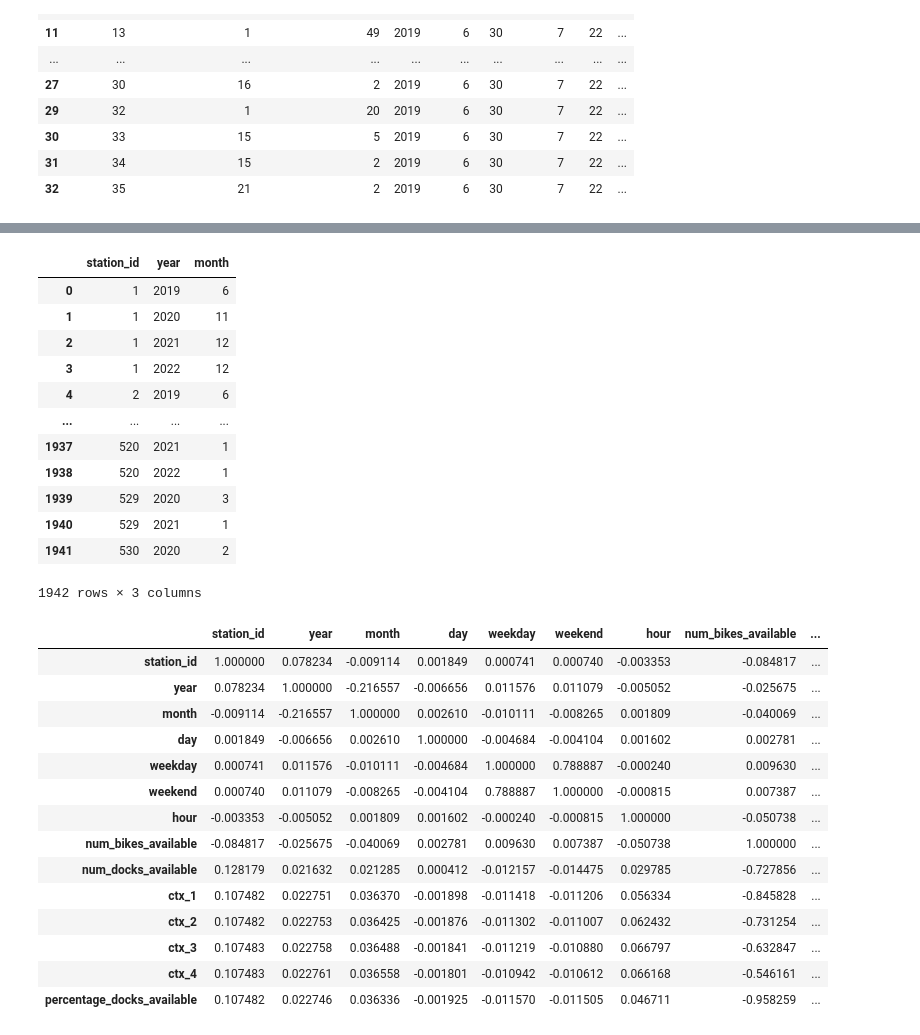
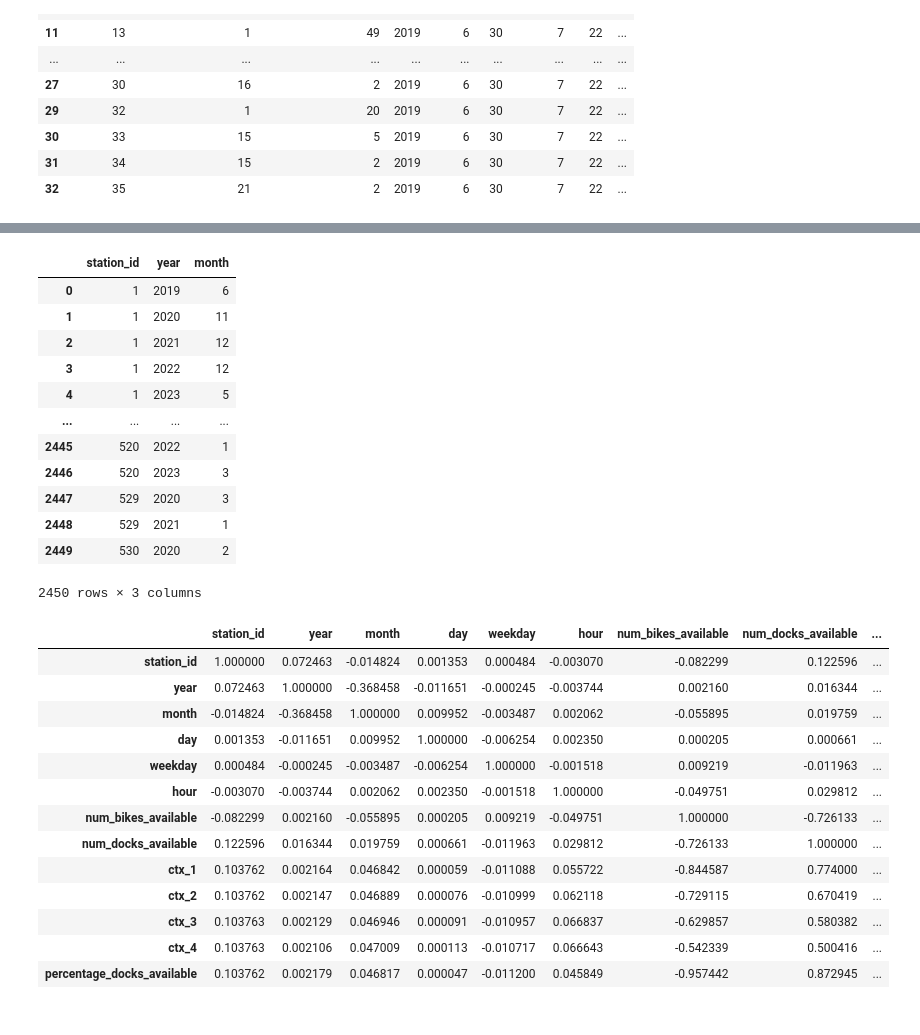
Before and after one commit to jadelaossa/bike-availability-prediction, a Jupyter notebook: notebooks/1.0-jdf-initial-data-exploration.ipynb, the cells around one changed output, grey strips where cells are left out. Saved outputs shown, nothing was run; the diff lists cells and outputs as text; code cells hidden in the pictures.

```diff
--- a/notebooks/1.0-jdf-initial-data-exploration.ipynb
+++ b/notebooks/1.0-jdf-initial-data-exploration.ipynb
@@ -69,7 +71,7 @@ last_updated           0
 dtype: int64
 # %%
 def clean_bicing_status(df):
-    """Cleans the bicing status DataFrame including converting data types, and removing unnecessary columns.
+    """Cleans the bicing status DataFrame including converting data types, adding new features, and removing unnecessary columns.
 
     Args:
         df (DataFrame):
@@ -84,6 +86,21 @@ def clean_bicing_status(df):
         cols = df_.select_dtypes('int64')
         return (df_
                 .astype({col:'uint16' for col in cols}))
+
+    def get_season(month):
+        x = month % 12 // 3 + 1
+        if x == 1:
+            season = 'winter'
+        elif x == 2:
+            season = 'spring'
+        elif x == 3:
+            season = 'summer'
+        elif x == 4:
+            season = 'autumn'
+        else:
+            season = 'unknown'
+        return season
+
     return (df
             .query('num_bikes_available != 0 and num_docks_available != 0')
             .assign(last_updated=pd.to_datetime(df['last_updated'], unit='s'),
@@ -93,7 +110,7 @@ def clean_bicing_status(df):
                     weekday=lambda df_: df_['last_updated'].dt.isocalendar().day.astype('uint8'),
                     hour=lambda df_: df_['last_updated'].dt.hour.astype('uint8'),
                     weekend=lambda df_: df_['weekday'].map(weekend),
-                    )
+                    season=lambda df_: df_['month'].apply(get_season).astype('category'),)
             .pipe(int64_to_uint16)
             .drop(columns='last_updated')
     )
@@ -161,7 +179,7 @@ def load_table(year, month, month_name):
 # %%
 i2m = list(zip(range(1, 13), ['Gener', 'Febrer', 'Març', 'Abril', 'Maig', 'Juny', 'Juliol', 'Agost', 'Setembre', 'Octubre', 'Novembre', 'Desembre']))
 
-bicing_status = pd.concat([load_table(year, month, month_name) for year in tqdm([2019, 2020, 2021, 2022]) for month, month_name in tqdm(i2m) if load_table(year, month, month_name) is not None])
+bicing_status = pd.concat([load_table(year, month, month_name) for year in tqdm([2019, 2020, 2021, 2022, 2023]) for month, month_name in tqdm(i2m) if load_table(year, month, month_name) is not None])
 # %%
 bicing_status.head(25)
 # %% [output]
@@ -232,8 +252,9 @@ def tweak_bicing_status(df):
         cols = df_.select_dtypes('float64')
         return (df_
                 .astype({col:'float32' for col in cols}))
+
     return (df
-            .groupby(by=['station_id', 'year', 'month', 'day', 'weekday', 'hour', 'weekend'], as_index=False).agg({'num_bikes_available': 'median', 'num_docks_available': 'median'})
+            .groupby(by=['station_id', 'year', 'month', 'day', 'weekday', 'hour', 'weekend', 'season'], as_index=False).agg({'num_bikes_available': 'median', 'num_docks_available': 'median'})
             .sort_values(by=['station_id', 'year', 'month', 'day', 'hour'])
             .assign(percentage_docks_available=lambda df_: df_['num_docks_available']/(df_['num_docks_available'] + df_['num_bikes_available']),
                     ctx_1=lambda df_: df_['percentage_docks_available'].shift(1),
@@ -243,7 +264,7 @@ def tweak_bicing_status(df):
                 )
             .pipe(float64_to_float32)
             .dropna()
-            .loc[:, ['station_id', 'year', 'month', 'day', 'weekday', 'weekend', 'hour', 'num_bikes_available', 'num_docks_available', 'ctx_1', 'ctx_2', 'ctx_3', 'ctx_4', 'percentage_docks_available']]
+            .loc[:, ['station_id', 'year', 'month', 'day', 'weekday', 'weekend', 'season', 'hour', 'num_bikes_available', 'num_docks_available', 'ctx_1', 'ctx_2', 'ctx_3', 'ctx_4', 'percentage_docks_available']]
     )
 # %%
 bicing_status = tweak_bicing_status(bicing_status)
@@ -320,34 +342,34 @@ bicing_status.groupby(by=['station_id', 'year'], as_index=False).agg({'month': '
 | 1 | 1 | 2020 | 11 |
 | 2 | 1 | 2021 | 12 |
 | 3 | 1 | 2022 | 12 |
-| 4 | 2 | 2019 | 6 |
+| 4 | 1 | 2023 | 5 |
 | ... | ... | ... | ... |
-| 1937 | 520 | 2021 | 1 |
-| 1938 | 520 | 2022 | 1 |
-| 1939 | 529 | 2020 | 3 |
-| 1940 | 529 | 2021 | 1 |
-| 1941 | 530 | 2020 | 2 |
+| 2445 | 520 | 2022 | 1 |
+| 2446 | 520 | 2023 | 3 |
+| 2447 | 529 | 2020 | 3 |
+| 2448 | 529 | 2021 | 1 |
+| 2449 | 530 | 2020 | 2 |
-1942 rows × 3 columns
+2450 rows × 3 columns
 # %%
 (bicing_status
+ .select_dtypes('number')
  .corr(method='spearman')
  .style
  .background_gradient(cmap='RdBu', vmax=1, vmin=-1)
 )
 # %% [output]
-|  | station_id | year | month | day | weekday | weekend | hour | num_bikes_available | ... |
-| station_id | 1.000000 | 0.078234 | -0.009114 | 0.001849 | 0.000741 | 0.000740 | -0.003353 | -0.084817 | ... |
-| year | 0.078234 | 1.000000 | -0.216557 | -0.006656 | 0.011576 | 0.011079 | -0.005052 | -0.025675 | ... |
-| month | -0.009114 | -0.216557 | 1.000000 | 0.002610 | -0.010111 | -0.008265 | 0.001809 | -0.040069 | ... |
-| day | 0.001849 | -0.006656 | 0.002610 | 1.000000 | -0.004684 | -0.004104 | 0.001602 | 0.002781 | ... |
-| weekday | 0.000741 | 0.011576 | -0.010111 | -0.004684 | 1.000000 | 0.788887 | -0.000240 | 0.009630 | ... |
-| weekend | 0.000740 | 0.011079 | -0.008265 | -0.004104 | 0.788887 | 1.000000 | -0.000815 | 0.007387 | ... |
-| hour | -0.003353 | -0.005052 | 0.001809 | 0.001602 | -0.000240 | -0.000815 | 1.000000 | -0.050738 | ... |
-| num_bikes_available | -0.084817 | -0.025675 | -0.040069 | 0.002781 | 0.009630 | 0.007387 | -0.050738 | 1.000000 | ... |
-| num_docks_available | 0.128179 | 0.021632 | 0.021285 | 0.000412 | -0.012157 | -0.014475 | 0.029785 | -0.727856 | ... |
-| ctx_1 | 0.107482 | 0.022751 | 0.036370 | -0.001898 | -0.011418 | -0.011206 | 0.056334 | -0.845828 | ... |
-| ctx_2 | 0.107482 | 0.022753 | 0.036425 | -0.001876 | -0.011302 | -0.011007 | 0.062432 | -0.731254 | ... |
-| ctx_3 | 0.107483 | 0.022758 | 0.036488 | -0.001841 | -0.011219 | -0.010880 | 0.066797 | -0.632847 | ... |
-| ctx_4 | 0.107483 | 0.022761 | 0.036558 | -0.001801 | -0.010942 | -0.010612 | 0.066168 | -0.546161 | ... |
-| percentage_docks_available | 0.107482 | 0.022746 | 0.036336 | -0.001925 | -0.011570 | -0.011505 | 0.046711 | -0.958259 | ... |
+|  | station_id | year | month | day | weekday | hour | num_bikes_available | num_docks_available | ... |
+| station_id | 1.000000 | 0.072463 | -0.014824 | 0.001353 | 0.000484 | -0.003070 | -0.082299 | 0.122596 | ... |
+| year | 0.072463 | 1.000000 | -0.368458 | -0.011651 | -0.000245 | -0.003744 | 0.002160 | 0.016344 | ... |
+| month | -0.014824 | -0.368458 | 1.000000 | 0.009952 | -0.003487 | 0.002062 | -0.055895 | 0.019759 | ... |
+| day | 0.001353 | -0.011651 | 0.009952 | 1.000000 | -0.006254 | 0.002350 | 0.000205 | 0.000661 | ... |
+| weekday | 0.000484 | -0.000245 | -0.003487 | -0.006254 | 1.000000 | -0.001518 | 0.009219 | -0.011963 | ... |
+| hour | -0.003070 | -0.003744 | 0.002062 | 0.002350 | -0.001518 | 1.000000 | -0.049751 | 0.029812 | ... |
+| num_bikes_available | -0.082299 | 0.002160 | -0.055895 | 0.000205 | 0.009219 | -0.049751 | 1.000000 | -0.726133 | ... |
+| num_docks_available | 0.122596 | 0.016344 | 0.019759 | 0.000661 | -0.011963 | 0.029812 | -0.726133 | 1.000000 | ... |
+| ctx_1 | 0.103762 | 0.002164 | 0.046842 | 0.000059 | -0.011088 | 0.055722 | -0.844587 | 0.774000 | ... |
+| ctx_2 | 0.103762 | 0.002147 | 0.046889 | 0.000076 | -0.010999 | 0.062118 | -0.729115 | 0.670419 | ... |
+| ctx_3 | 0.103763 | 0.002129 | 0.046946 | 0.000091 | -0.010957 | 0.066837 | -0.629857 | 0.580382 | ... |
+| ctx_4 | 0.103763 | 0.002106 | 0.047009 | 0.000113 | -0.010717 | 0.066643 | -0.542339 | 0.500416 | ... |
+| percentage_docks_available | 0.103762 | 0.002179 | 0.046817 | 0.000047 | -0.011200 | 0.045849 | -0.957442 | 0.872945 | ... |
 # %%
```
Also changed, not shown: parts of 33 cells of this notebook, 1 other file.
